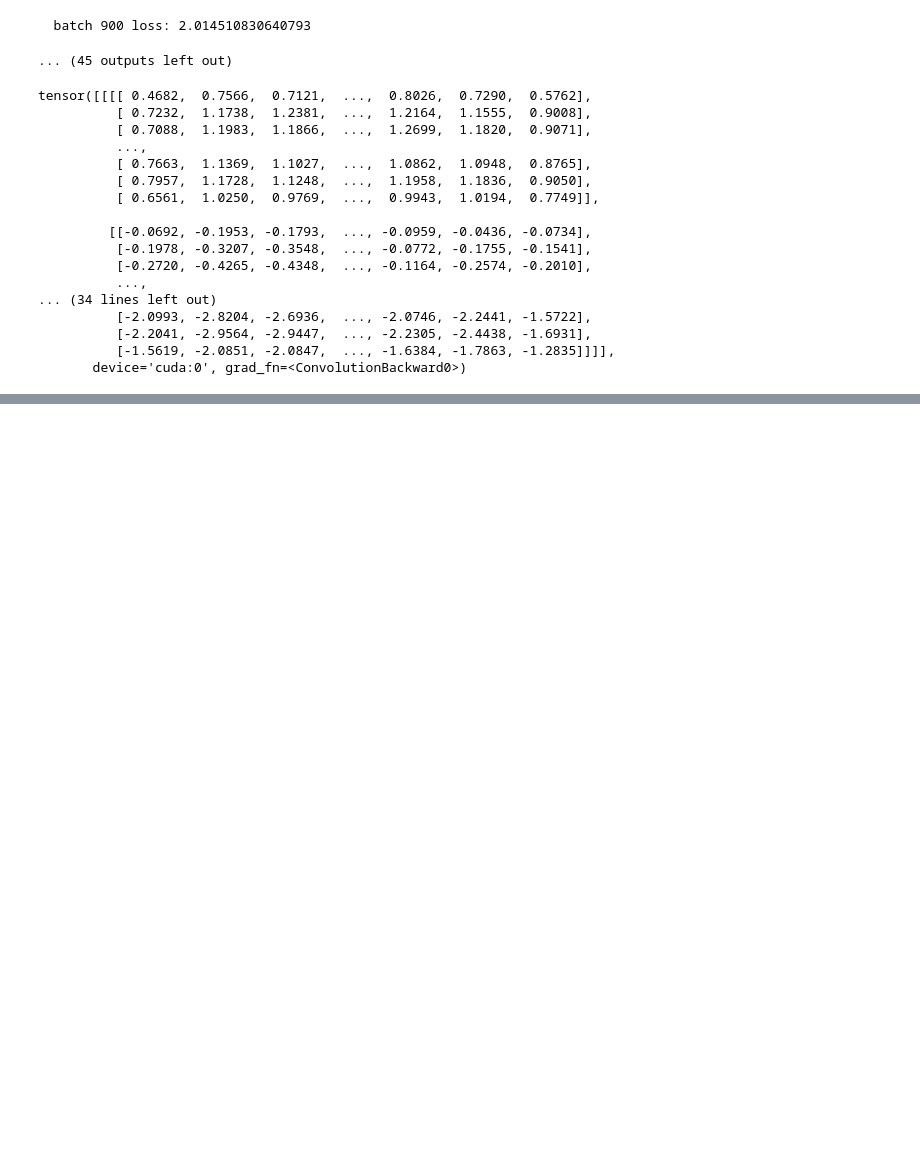
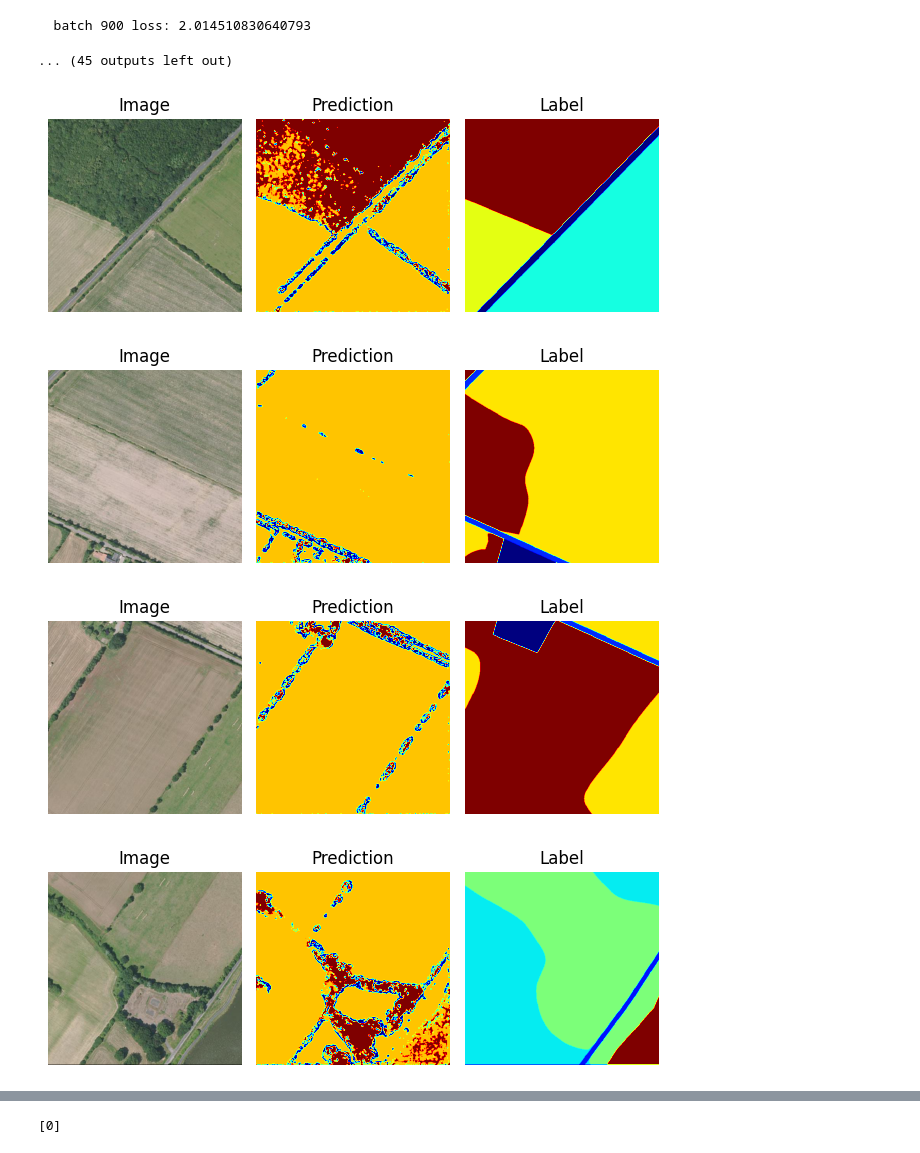
Before and after one commit to RocketFan/GEM, a Jupyter notebook: supervised.ipynb, the cells around one changed output, grey strips where cells are left out. Drawn from its saved outputs; the diff is of its cells as text; code cells hidden in the pictures; blank space fills up the shorter version.

Commit message:
feat: visualize prediction

```diff
--- a/supervised.ipynb
+++ b/supervised.ipynb
@@ -124,26 +124,38 @@ tensor([ 0, 10, 15], device='cuda:0', dtype=torch.uint8)
 ... (45 outputs left out)
 # %%
 torch.save(model, '/GEM/models/model.pth')
-# %%
-trained_model: SegNet = torch.load('/GEM/models/model.pth')
-image = dataset[0]['image'].float().to(device).unsqueeze(0)
-pred = model(image)
-print(pred)
-# %% [output]
-tensor([[[[ 0.4682,  0.7566,  0.7121,  ...,  0.8026,  0.7290,  0.5762],
-          [ 0.7232,  1.1738,  1.2381,  ...,  1.2164,  1.1555,  0.9008],
-          [ 0.7088,  1.1983,  1.1866,  ...,  1.2699,  1.1820,  0.9071],
-          ...,
-          [ 0.7663,  1.1369,  1.1027,  ...,  1.0862,  1.0948,  0.8765],
-          [ 0.7957,  1.1728,  1.1248,  ...,  1.1958,  1.1836,  0.9050],
-          [ 0.6561,  1.0250,  0.9769,  ...,  0.9943,  1.0194,  0.7749]],
-
-         [[-0.0692, -0.1953, -0.1793,  ..., -0.0959, -0.0436, -0.0734],
-          [-0.1978, -0.3207, -0.3548,  ..., -0.0772, -0.1755, -0.1541],
-          [-0.2720, -0.4265, -0.4348,  ..., -0.1164, -0.2574, -0.2010],
-          ...,
-... (34 lines left out)
-          [-2.0993, -2.8204, -2.6936,  ..., -2.0746, -2.2441, -1.5722],
-          [-2.2041, -2.9564, -2.9447,  ..., -2.2305, -2.4438, -1.6931],
-          [-1.5619, -2.0851, -2.0847,  ..., -1.6384, -1.7863, -1.2835]]]],
-       device='cuda:0', grad_fn=<ConvolutionBackward0>)
+# %%
+trained_model: SegNet = torch.load('/GEM/models/model.pth')
+for i in range(100, 110):
+    image = dataset[i]['image'].float().to(device).unsqueeze(0)
+    label = dataset[i]['landcover_map']
+    pred = model(image)
+    import matplotlib.pyplot as plt
+
+    # Plot the image
+    plt.subplot(1, 3, 1)
+    plt.imshow(image.squeeze().cpu().int().numpy().transpose(1, 2, 0))
+    plt.title('Image')
+    plt.axis('off')
+
+    # Plot the prediction
+    plt.subplot(1, 3, 2)
+    pred_img = pred.squeeze().argmax(dim=0).cpu().numpy()
+    plt.imshow(pred_img, cmap='jet')
+    plt.title('Prediction')
+    plt.axis('off')
+
+    # Plot the label
+    plt.subplot(1, 3, 3)
+    plt.imshow(label.squeeze().cpu().numpy(), cmap='jet')
+    plt.title('Label')
+    plt.axis('off')
+
+
+    plt.tight_layout()
+    plt.show()
+# %% [output]
+[figure, added]
+[figure, added]
+[figure, added]
+[figure, added]
@@ -149,0 +168,8 @@ tensor([[[[ 0.4682,  0.7566,  0.7121,  ...,  0.8026,  0.7290,  0.5762],
+# %%
+import rasterio
+import numpy as np
+
+label = rasterio.open(dataset.file_df.iloc[0]['lc_path']).read()
+print(np.unique(label))
+# %% [output]
+[0]
```
Also changed, not shown: parts of 1 cell of this notebook.
